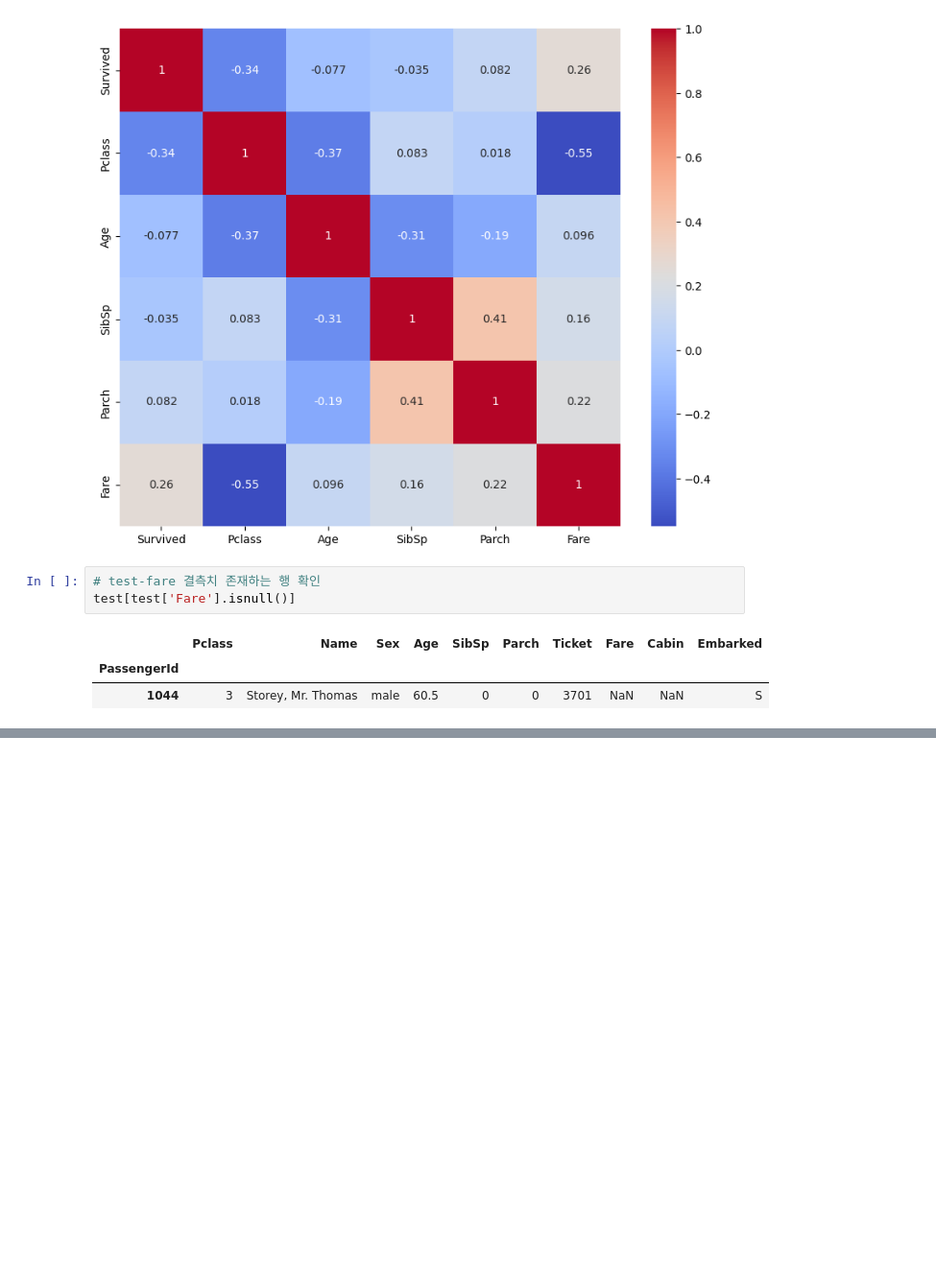
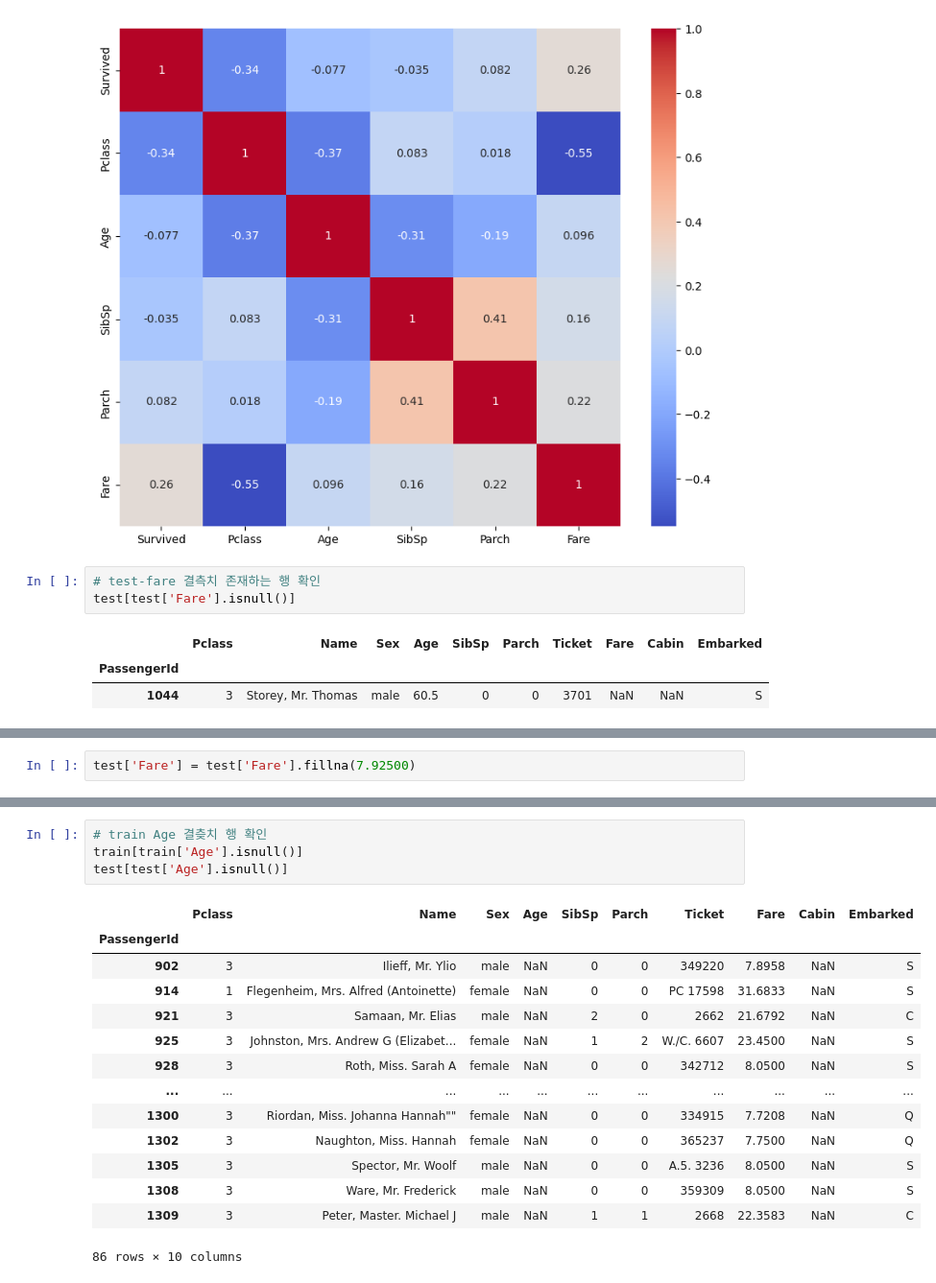
Before and after one commit to rlgus3351/Machine_Learning, a Jupyter notebook: 기초통계/ex06 titanic 생존자 예측 tree분류.ipynb, the cells around one changed output, grey strips where cells are left out. Shown: that part at 96% size. Saved outputs shown, nothing was run; the diff lists cells and outputs as text; blank space fills up the shorter version.

```diff
--- a/기초통계/ex06 titanic 생존자 예측 tree분류.ipynb
+++ b/기초통계/ex06 titanic 생존자 예측 tree분류.ipynb
@@ -269,0 +277,2 @@ train[['Pclass','Sex','Fare']].groupby(['Pclass','Sex']).median
+# %%
+test['Fare'] = test['Fare'].fillna(7.92500)
@@ -269,0 +329,19 @@ train[['Pclass','Sex','Fare']].groupby(['Pclass','Sex']).median
+# %%
+# train Age 결츶치 행 확인
+train[train['Age'].isnull()]
+test[test['Age'].isnull()]
+# %% [output]
+|  | Pclass | Name | Sex | Age | SibSp | Parch | Ticket | Fare | Cabin | Embarked |
+| PassengerId |  |  |  |  |  |  |  |  |  |  |
+| 902 | 3 | Ilieff, Mr. Ylio | male | NaN | 0 | 0 | 349220 | 7.8958 | NaN | S |
+| 914 | 1 | Flegenheim, Mrs. Alfred (Antoinette) | female | NaN | 0 | 0 | PC 17598 | 31.6833 | NaN | S |
+| 921 | 3 | Samaan, Mr. Elias | male | NaN | 2 | 0 | 2662 | 21.6792 | NaN | C |
+| 925 | 3 | Johnston, Mrs. Andrew G (Elizabet... | female | NaN | 1 | 2 | W./C. 6607 | 23.4500 | NaN | S |
+| 928 | 3 | Roth, Miss. Sarah A | female | NaN | 0 | 0 | 342712 | 8.0500 | NaN | S |
+| ... | ... | ... | ... | ... | ... | ... | ... | ... | ... | ... |
+| 1300 | 3 | Riordan, Miss. Johanna Hannah"" | female | NaN | 0 | 0 | 334915 | 7.7208 | NaN | Q |
+| 1302 | 3 | Naughton, Miss. Hannah | female | NaN | 0 | 0 | 365237 | 7.7500 | NaN | Q |
+| 1305 | 3 | Spector, Mr. Woolf | male | NaN | 0 | 0 | A.5. 3236 | 8.0500 | NaN | S |
+| 1308 | 3 | Ware, Mr. Frederick | male | NaN | 0 | 0 | 359309 | 8.0500 | NaN | S |
+| 1309 | 3 | Peter, Master. Michael J | male | NaN | 1 | 1 | 2668 | 22.3583 | NaN | C |
+86 rows × 10 columns
```
Also changed, not shown: parts of 15 cells of this notebook.
